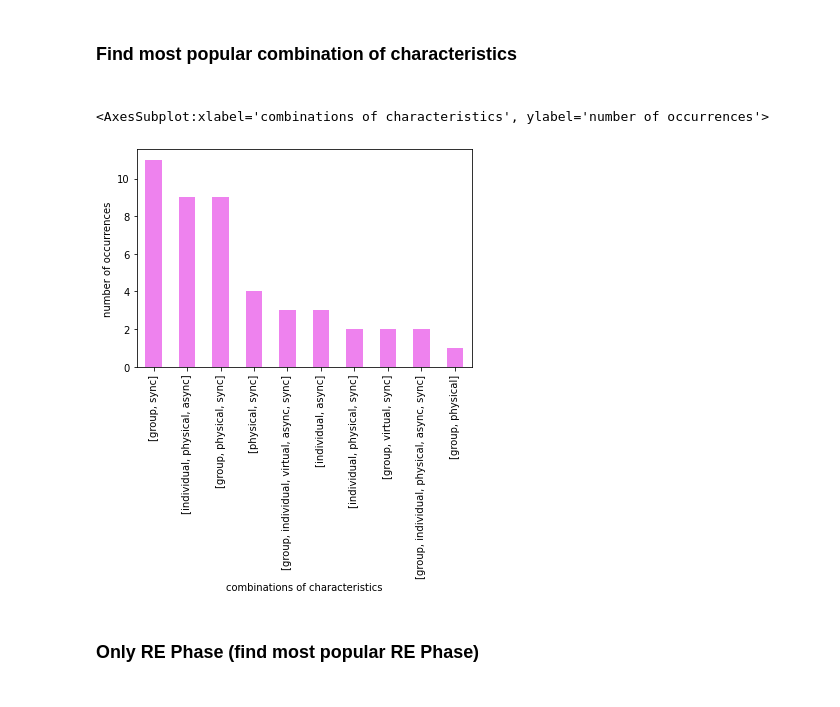
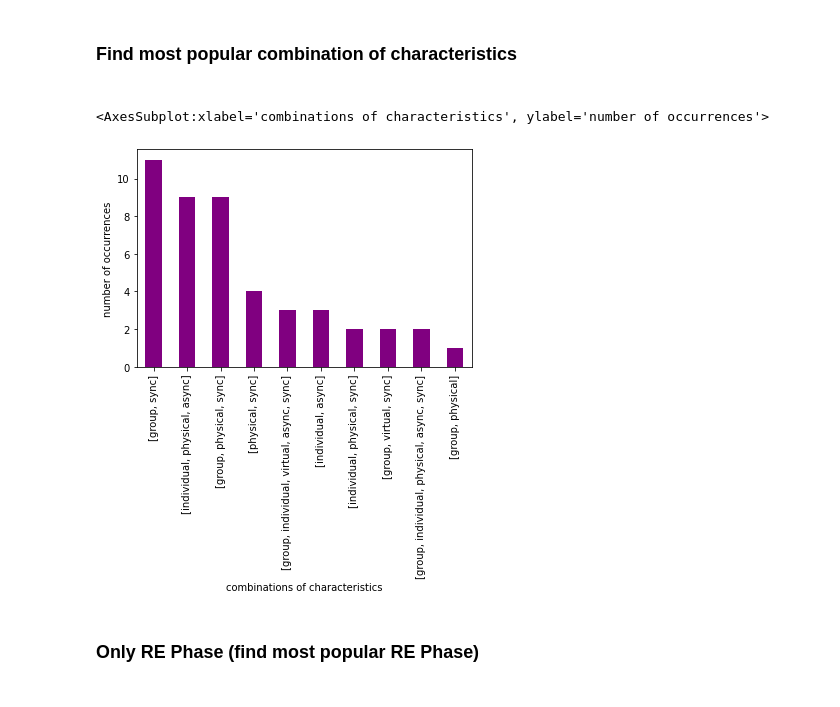
Before and after one commit to AlexHahnGF/bachelor, a Jupyter notebook: Untitled.ipynb, the cells around one changed output. Saved outputs shown, nothing was run; the diff lists cells and outputs as text; code cells hidden in the pictures.

Commit message:
color of the grpah changed to purple

```diff
--- a/Untitled.ipynb
+++ b/Untitled.ipynb
@@ -121,20 +121,20 @@ df['characteristic'].value_counts().plot(kind='bar',
 # %%
 combination_data = []
 for index, row in data.iterrows():
     combination_name = []
     for idx in range(2,len(row)):
             if not pd.isnull(row[idx]) and row[idx] == True:
                 combination_name.append(row.index[idx])
     if len(combination_name) > 1:
         combination_data.append(combination_name)
 
 pd.Series(combination_data).value_counts().plot(kind='bar',
-                                                color='violet',
+                                                color='purple',
                                                 xlabel='combinations of characteristics',
                                                 ylabel='number of occurrences')
 # %% [output]
 <AxesSubplot:xlabel='combinations of characteristics', ylabel='number of occurrences'>
-[figure, old version]
+[figure, new version]
 # %% [markdown]
 <h3> Only RE Phase (find most popular RE Phase)<h3>
 # %%
```
